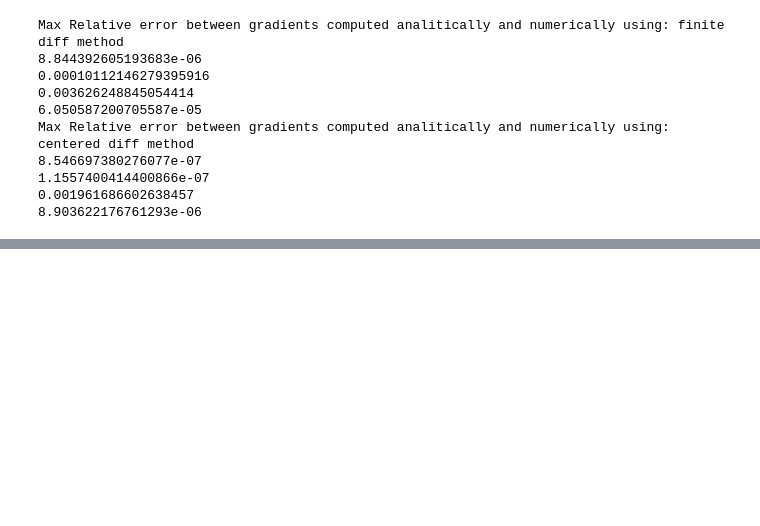
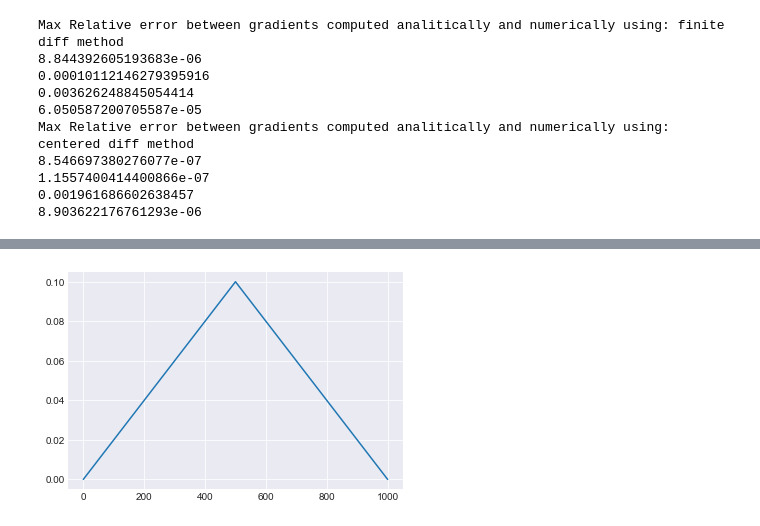
Before and after one commit to msarrias/deep-learning-KTH-DD2424, a Jupyter notebook: assignment-2/assignment-2.ipynb, the cells around one changed output, grey strips where cells are left out. Cells and saved outputs as stored; diff of their text form; code cells hidden in the pictures; blank space fills up the shorter version.

```diff
--- a/assignment-2/assignment-2.ipynb
+++ b/assignment-2/assignment-2.ipynb
@@ -78,0 +71,22 @@ def ComputeAccuracy(X_, y_, W_1_, W_2_, b_1_, b_2_):
+# %%
+def cyclical_learning_rates(eta_min, eta_max, n_s, n_cycles):
+    """
+    n_s: stepsize per cycle
+    n_cycles: number of cycles
+    """
+    array_eta_val = np.zeros((1))
+    cycle_ = np.hstack(
+             (np.linspace(eta_min, eta_max, n_s+1),
+             (np.linspace(eta_max, eta_min, n_s+1)[1:-1])))
+    for cycle in range(n_cycles):
+        array_eta_val = np.hstack((array_eta_val, cycle_))
+    array_eta_val = array_eta_val[1:]
+    array_eta_val = np.hstack((array_eta_val, eta_min))
+    return array_eta_val
+# %%
+dfds = cyclical_learning_rates(1e-5, 1e-1, 500, 1)
+# %%
+plt.plot(dfds)
+plt.show()
+# %% [output]
+[figure, added]
```
Also changed, not shown: parts of 22 cells of this notebook, 12 other files.
